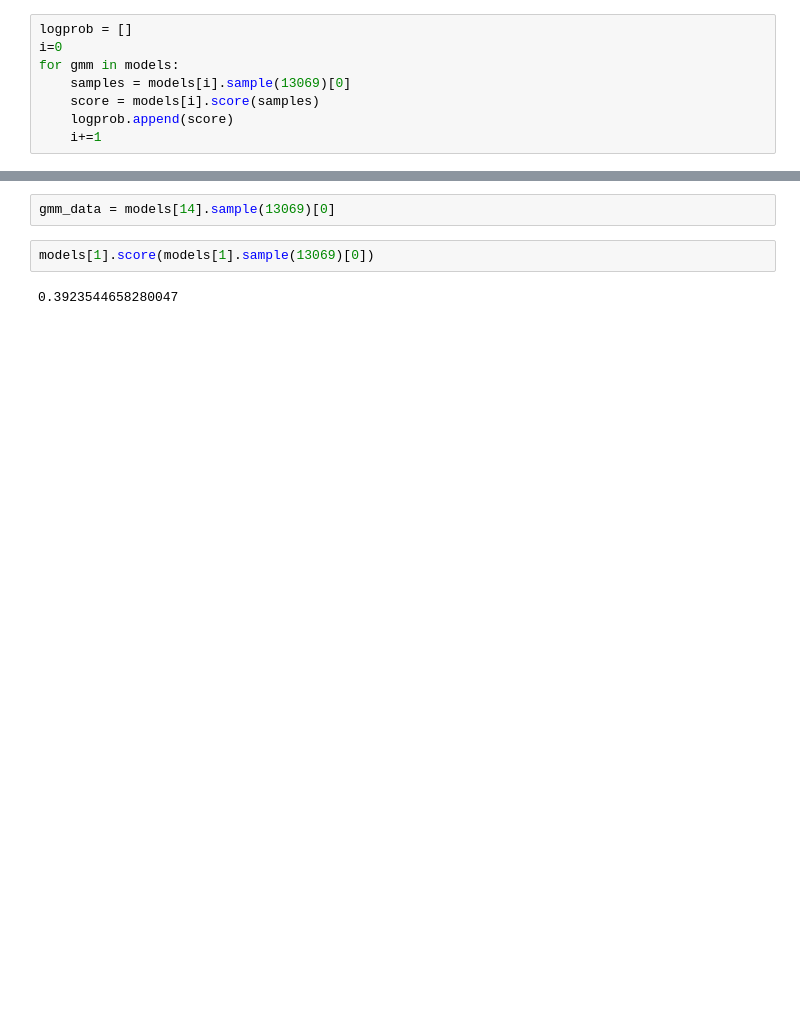
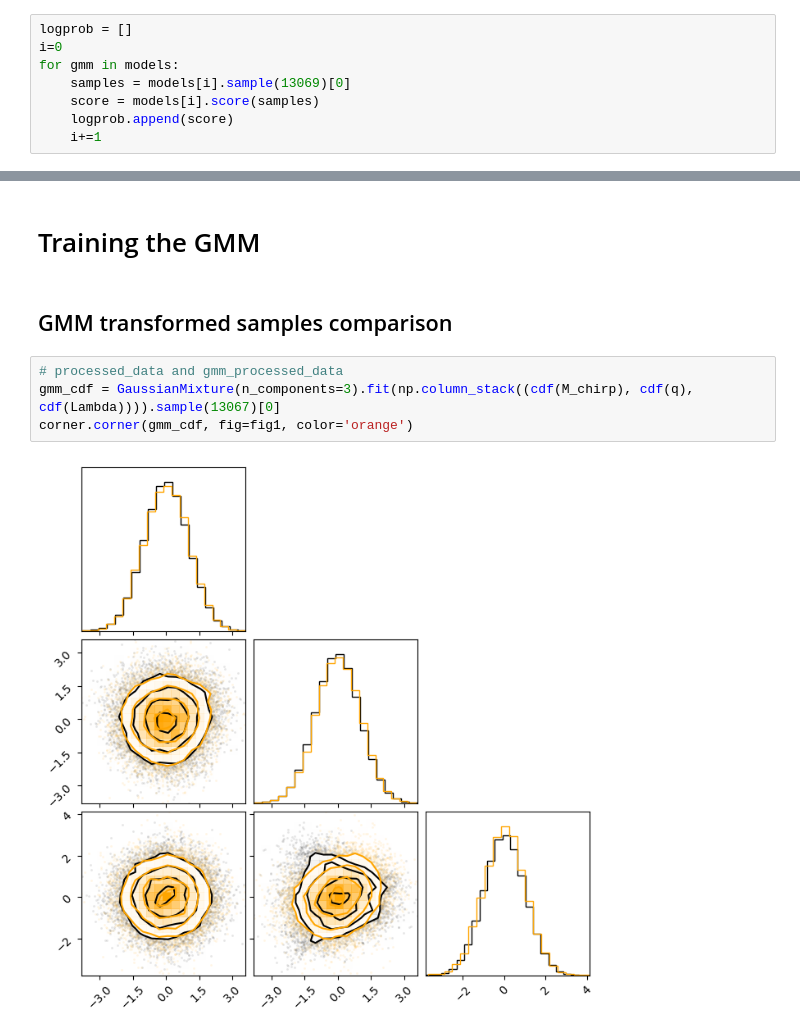
Before and after one commit to manchunyeung/popnflow, a Jupyter notebook: data_170817.ipynb, the cells around one changed output, grey strips where cells are left out. Drawn from its saved outputs; the diff is of its cells as text; blank space fills up the shorter version.

```diff
--- a/data_170817.ipynb
+++ b/data_170817.ipynb
@@ -182,6 +256,10 @@ plt.plot(k_arr, logprob)
-# %%
-gmm_data = models[14].sample(13069)[0]
-# %%
-models[1].score(models[1].sample(13069)[0])
-# %% [output]
-0.3923544658280047
+# %% [markdown]
+# Training the GMM
+# %% [markdown]
+## GMM transformed samples comparison
+# %%
+# processed_data and gmm_processed_data
+gmm_cdf = GaussianMixture(n_components=3).fit(np.column_stack((cdf(M_chirp), cdf(q), cdf(Lambda)))).sample(13067)[0]
+corner.corner(gmm_cdf, fig=fig1, color='orange')
+# %% [output]
+[figure, added]
```
Also changed, not shown: parts of 19 cells of this notebook.
